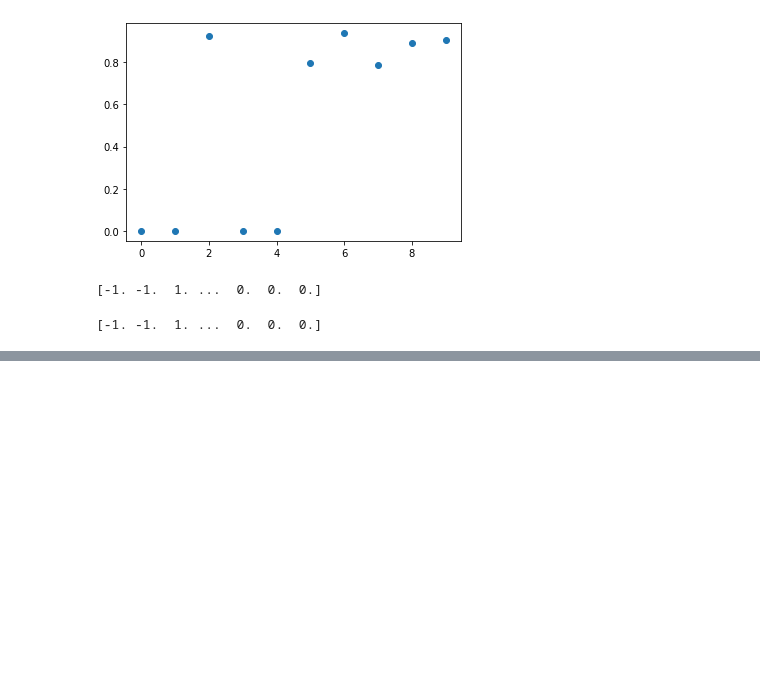
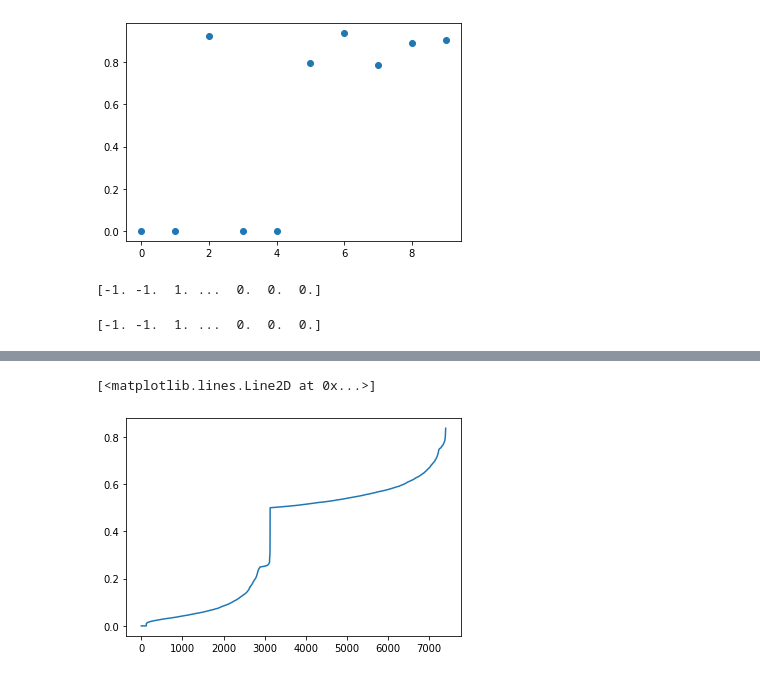
Before and after one commit to smith-scram-lab/Iterative-Unet, a Jupyter notebook: learn.ipynb, the cells around one changed output, grey strips where cells are left out. Cells and saved outputs as stored; diff of their text form; code cells hidden in the pictures; blank space fills up the shorter version.

```diff
--- a/learn.ipynb
+++ b/learn.ipynb
@@ -653,0 +681,6 @@ print(decision)
+# %%
+current_prob = np.load('current_prob.npy')
+plt.plot(np.sort(current_prob))
+# %% [output]
+[<matplotlib.lines.Line2D at 0x...>]
+[figure, added]
```
Also changed, not shown: parts of 7 cells of this notebook, 6 other files.
